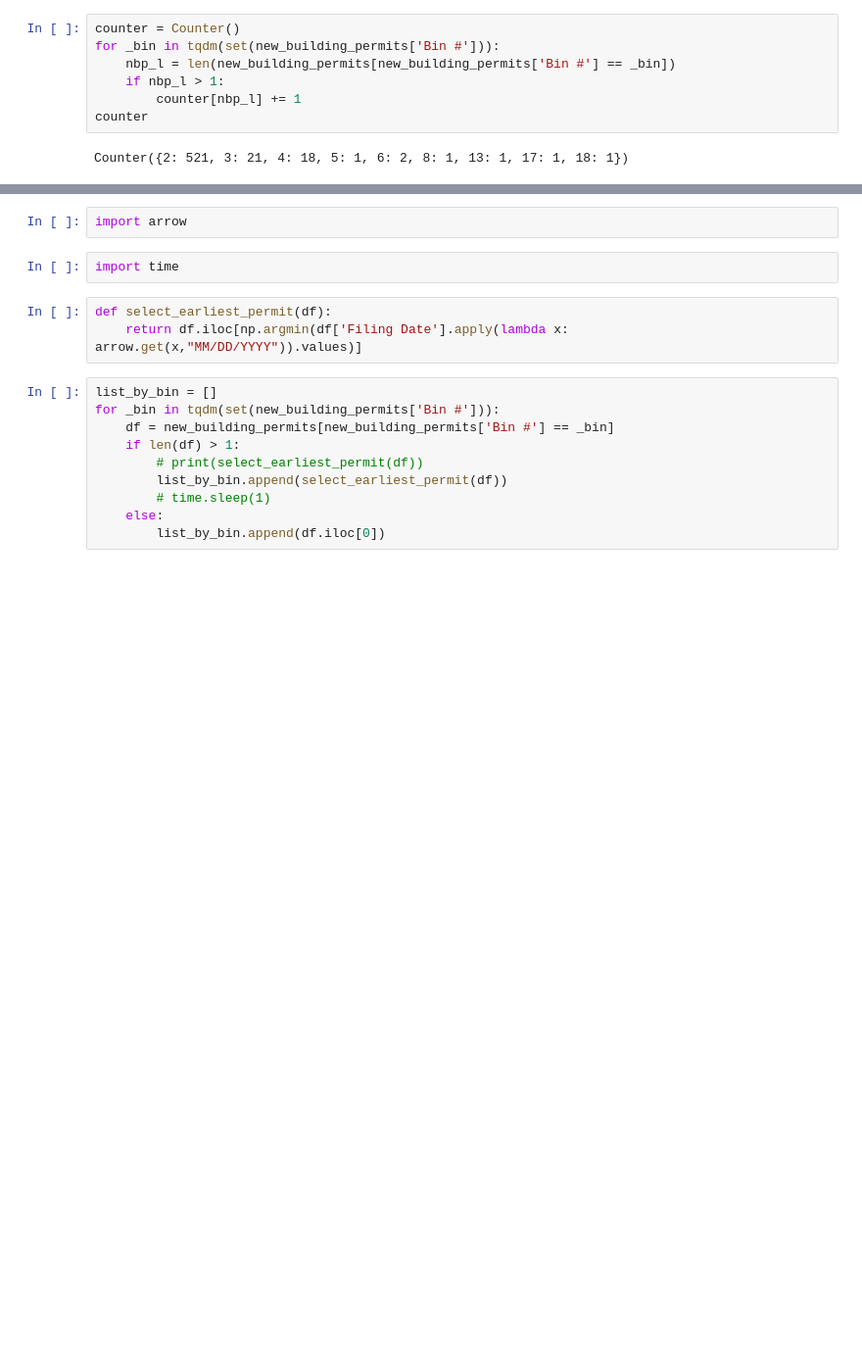
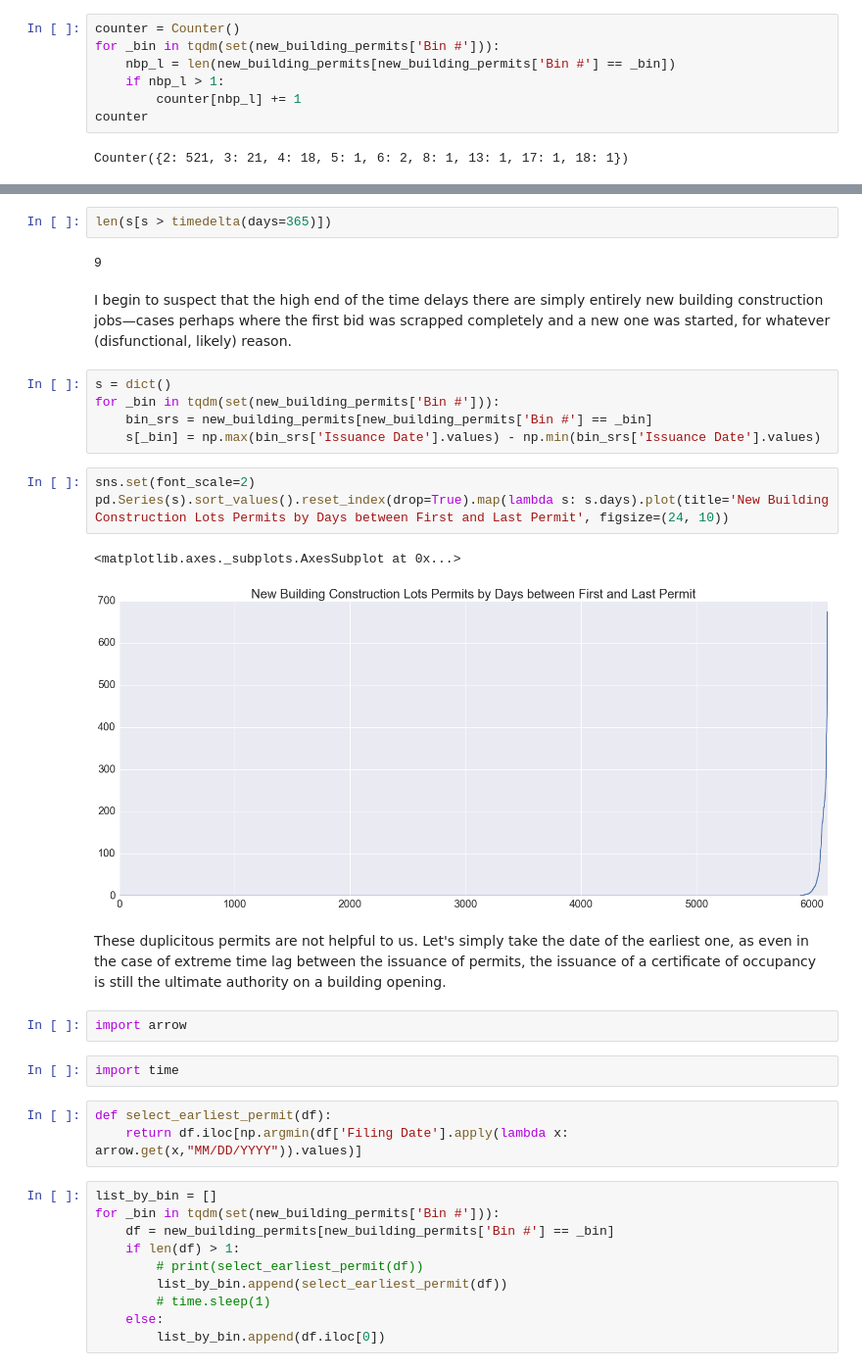
Before and after one commit to techelo/nyc-construction-timeline, a Jupyter notebook: Permit-to-Occupancy Processing.ipynb, the cells around one changed output, grey strips where cells are left out. Shown at 98% size. Drawn from its saved outputs; the diff is of its cells as text; blank space fills up the shorter version.

```diff
--- a/Permit-to-Occupancy Processing.ipynb
+++ b/Permit-to-Occupancy Processing.ipynb
@@ -151,3 +187,22 @@ Let's simply take the date of the earliest one.
+# %%
+len(s[s > timedelta(days=365)])
+# %% [output]
+9
+# %% [markdown]
+I begin to suspect that the high end of the time delays there are simply entirely new building construction jobs&mdash;cases perhaps where the first bid was scrapped completely and a new one was started, for whatever (disfunctional, likely) reason.
+# %%
+s = dict()
+for _bin in tqdm(set(new_building_permits['Bin #'])):
+    bin_srs = new_building_permits[new_building_permits['Bin #'] == _bin]
+    s[_bin] = np.max(bin_srs['Issuance Date'].values) - np.min(bin_srs['Issuance Date'].values)
+# %%
+sns.set(font_scale=2)
+pd.Series(s).sort_values().reset_index(drop=True).map(lambda s: s.days).plot(title='New Building Construction Lots Permits by Days between First and Last Permit', figsize=(24, 10))
+# %% [output]
+<matplotlib.axes._subplots.AxesSubplot at 0x...>
+[figure, added]
+# %% [markdown]
+These duplicitous permits are not helpful to us. Let's simply take the date of the earliest one, as even in the case of extreme time lag between the issuance of permits, the issuance of a certificate of occupancy is still the ultimate authority on a building opening.
 # %%
 import arrow
 # %%
```
Also changed, not shown: parts of 19 cells of this notebook, 3 other files.
